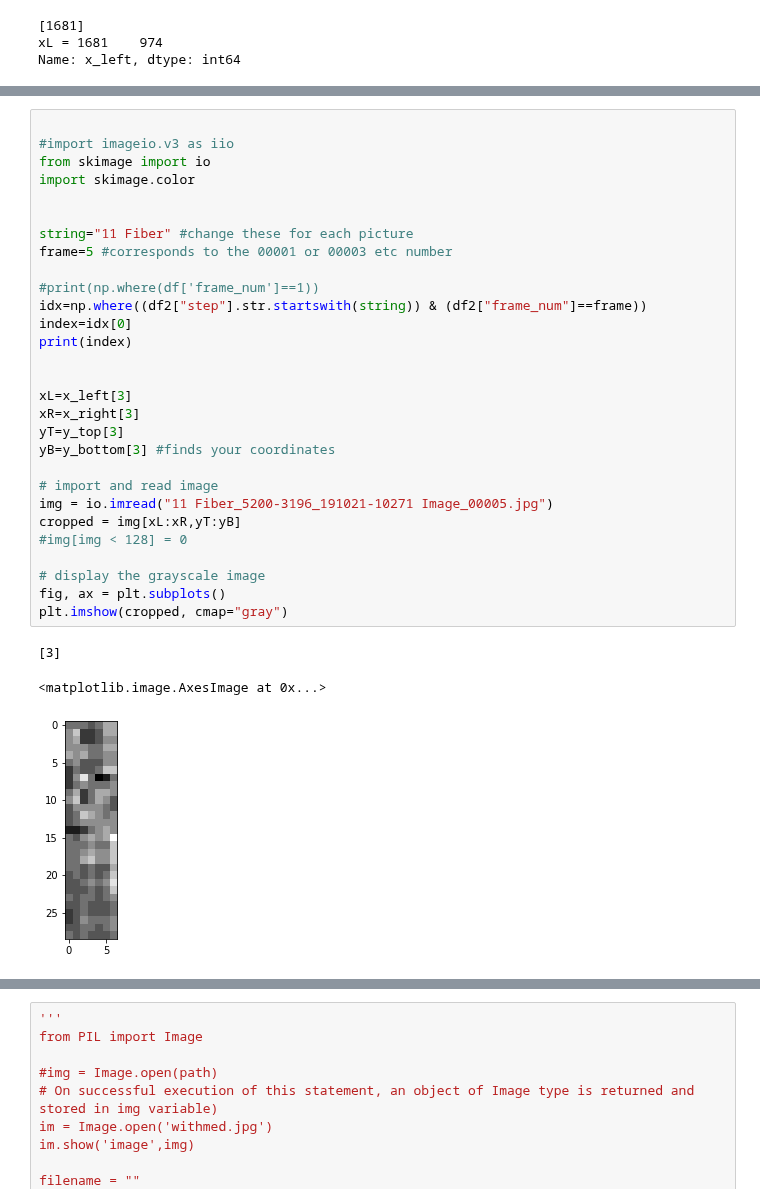
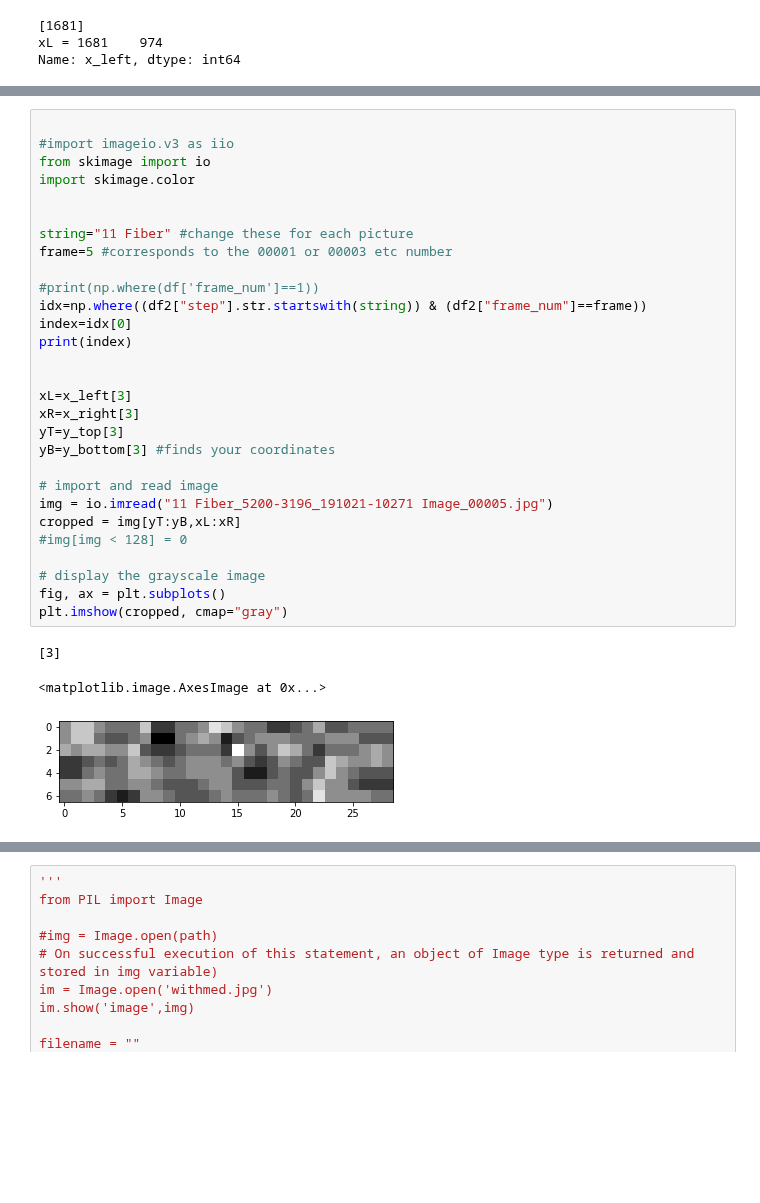
Before and after one commit to Scottholman33/KBI, a Jupyter notebook: KBI_Python_Start.ipynb, the cells around one changed output, grey strips where cells are left out. Saved outputs shown, nothing was run; the diff lists cells and outputs as text; blank space fills up the shorter version.

```diff
--- a/KBI_Python_Start.ipynb
+++ b/KBI_Python_Start.ipynb
@@ -279,35 +304,35 @@ NameError: name 'Image' is not defined
 
 #import imageio.v3 as iio
 from skimage import io
 import skimage.color
 
 
 string="11 Fiber" #change these for each picture
 frame=5 #corresponds to the 00001 or 00003 etc number
 
 #print(np.where(df['frame_num']==1))
 idx=np.where((df2["step"].str.startswith(string)) & (df2["frame_num"]==frame))
 index=idx[0]
 print(index)
 
 
 xL=x_left[3]
 xR=x_right[3]
 yT=y_top[3]
 yB=y_bottom[3] #finds your coordinates
 
 # import and read image
 img = io.imread("11 Fiber_5200-3196_191021-10271 Image_00005.jpg")
-cropped = img[xL:xR,yT:yB]
+cropped = img[yT:yB,xL:xR]
 #img[img < 128] = 0
 
 # display the grayscale image
 fig, ax = plt.subplots()
 plt.imshow(cropped, cmap="gray")
 # %% [output]
 [3]
 <matplotlib.image.AxesImage at 0x...>
-[figure, old version]
+[figure, new version]
 # %%
 from skimage import io
 import skimage.color
```
Also changed, not shown: parts of 2 cells of this notebook.
